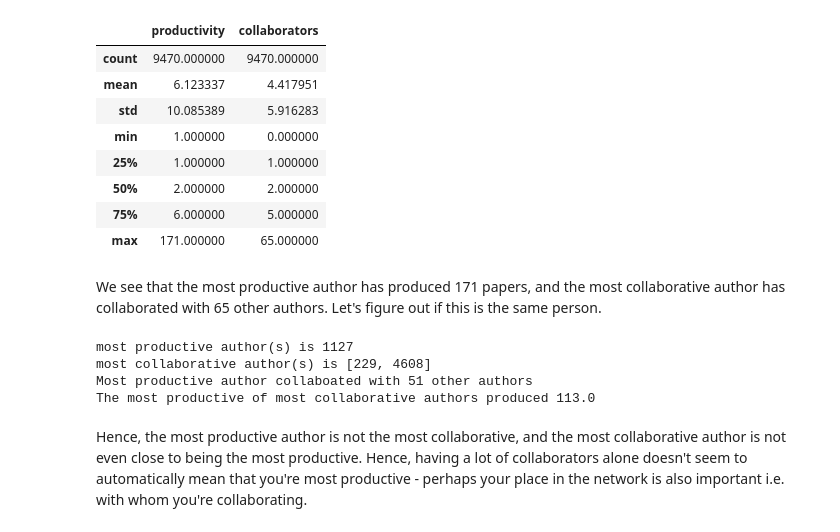
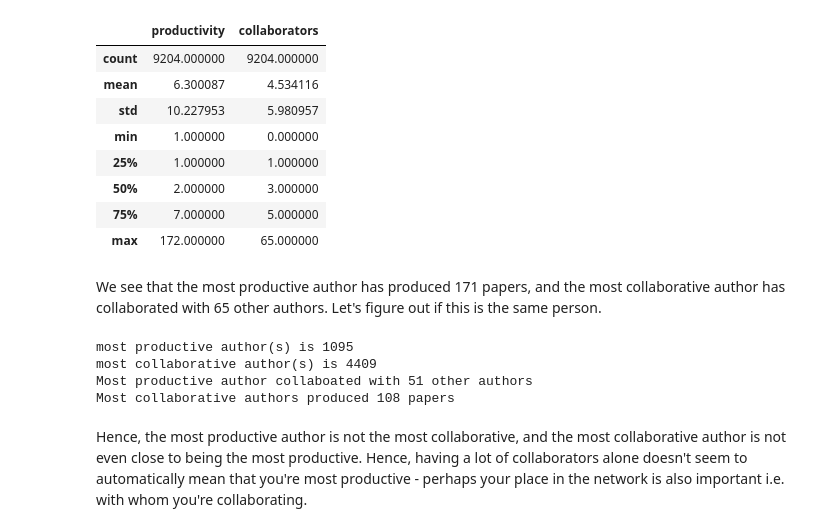
Before and after one commit to pbsinclair42/AuthorProductivityExperiments, a Jupyter notebook: Graph Exploration.ipynb, the cells around one changed output. Drawn from its saved outputs; the diff is of its cells as text; code cells hidden in the pictures.

```diff
--- a/Graph Exploration.ipynb
+++ b/Graph Exploration.ipynb
@@ -38,42 +38,42 @@ Graph has 9470 nodes, and 20919 edges
 # %%
 # store productivity of every author in an array
 author_productivity = nx.get_node_attributes(G, 'productivity')
 
 # create a dataframe where each entry represents an author, her productivity and the number of authors with
 # whom she has collaborated.
-data = np.empty((9470, 2))
+data = np.empty((9204, 2))
 # init ids
-for id in range(9470):
+for id in range(9204):
     data[id][0] = author_productivity[id]
     data[id][1] = len(G[id])
 author_frame = pd.DataFrame(data=data, columns=['productivity', 'collaborators'])
 
 # show statistics
 author_frame.describe()
 # %% [output]
 |  | productivity | collaborators |
-| count | 9470.000000 | 9470.000000 |
-| mean | 6.123337 | 4.417951 |
-| std | 10.085389 | 5.916283 |
+| count | 9204.000000 | 9204.000000 |
+| mean | 6.300087 | 4.534116 |
+| std | 10.227953 | 5.980957 |
 | min | 1.000000 | 0.000000 |
 | 25% | 1.000000 | 1.000000 |
-| 50% | 2.000000 | 2.000000 |
-| 75% | 6.000000 | 5.000000 |
-| max | 171.000000 | 65.000000 |
+| 50% | 2.000000 | 3.000000 |
+| 75% | 7.000000 | 5.000000 |
+| max | 172.000000 | 65.000000 |
 # %% [markdown]
 We see that the most productive author has produced 171 papers, and the most collaborative author has collaborated with 65 other authors. Let's figure out if this is the same person.
 # %%
-most_productive = filter(lambda (n,d): d['productivity'] == 171, G.nodes(data=True))[0][0]
-most_collaborative = filter(lambda x: len(G[x]) == 65, G.nodes())
+most_productive = filter(lambda (n,d): d['productivity'] == 172, G.nodes(data=True))[0][0]
+most_collaborative = filter(lambda x: len(G[x]) == 65, G.nodes())[0]
 print("most productive author(s) is {}".format(most_productive))
 print("most collaborative author(s) is {}".format(most_collaborative))
 print("Most productive author collaboated with {} other authors".format(int(author_frame.iloc[most_productive]['collaborators'])))
-print("The most productive of most collaborative authors produced {}".format(author_frame.iloc[most_collaborative[0]]['productivity']))
+print("Most collaborative authors produced {} papers".format(int(author_frame.iloc[most_collaborative]['productivity'])))
 # %% [output]
-most productive author(s) is 1127
-most collaborative author(s) is [229, 4608]
+most productive author(s) is 1095
+most collaborative author(s) is 4409
 Most productive author collaboated with 51 other authors
-The most productive of most collaborative authors produced 113.0
+Most collaborative authors produced 108 papers
 # %% [markdown]
 Hence, the most productive author is not the most collaborative, and the most collaborative author is not even close to being the most productive. Hence, having a lot of collaborators alone doesn't seem to automatically mean that you're most productive - perhaps your place in the network is also important i.e. with whom you're collaborating.
 # %%
```
Also changed, not shown: parts of 8 cells of this notebook, 12 other files.
